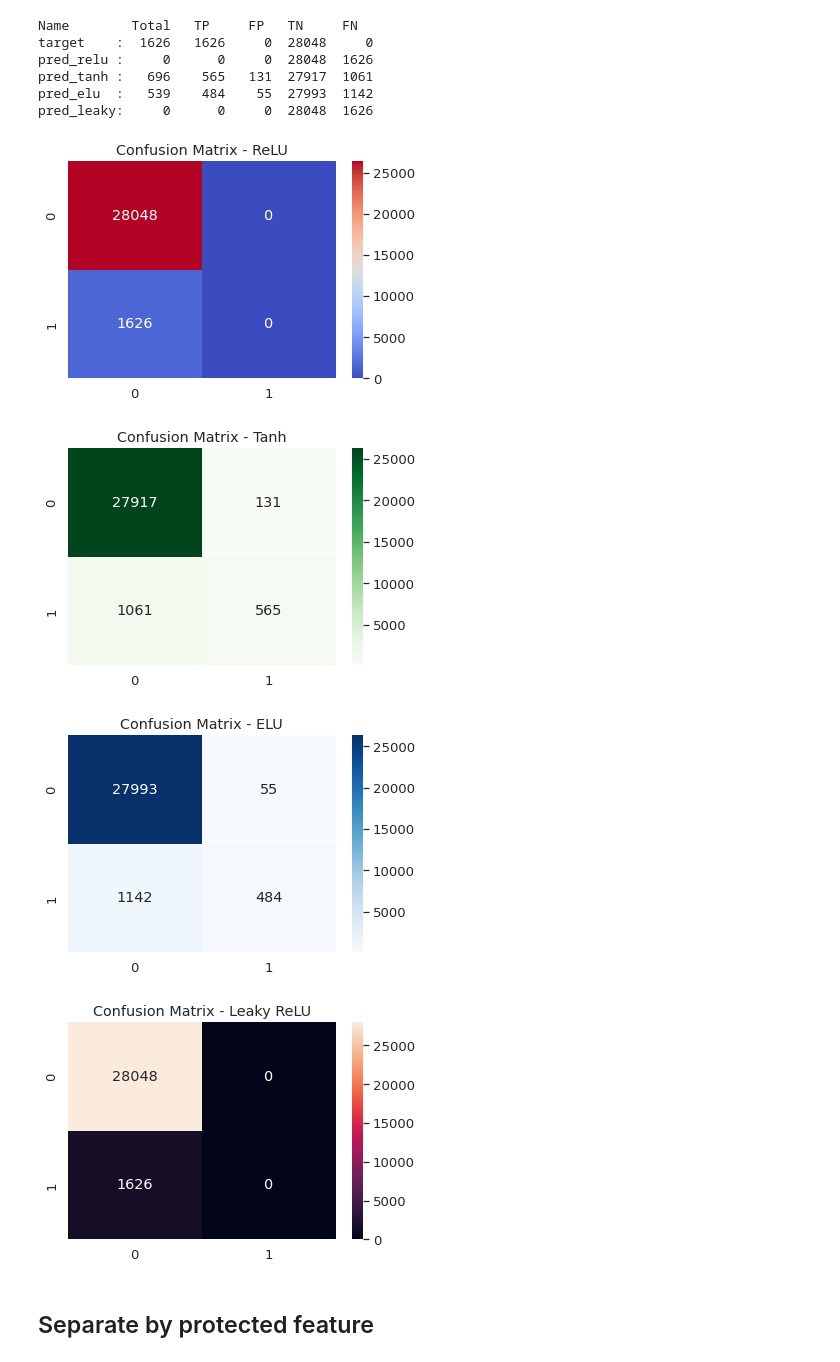
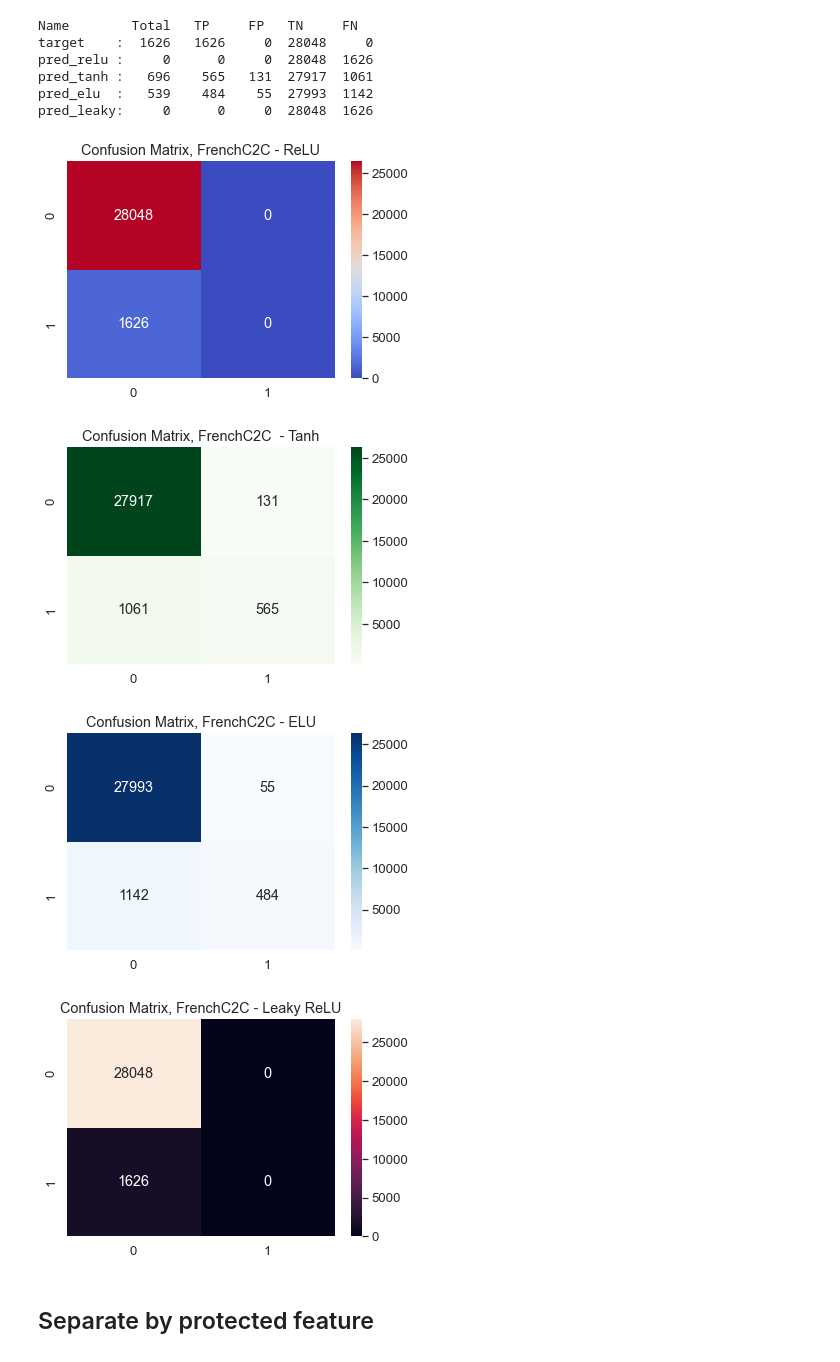
Before and after one commit to ollin23/bias, a Jupyter notebook: Analysis_mk2_french.ipynb, the cells around one changed output. Drawn from its saved outputs; the diff is of its cells as text; code cells hidden in the pictures.

```diff
--- a/Analysis_mk2_french.ipynb
+++ b/Analysis_mk2_french.ipynb
@@ -130,34 +130,34 @@ pred_leaky:     0      0     0  28048  1626
 cm_relu = confusion_matrix(data.target, data.pred_relu)
 sns.set(font_scale=1.2)
 sns.heatmap(cm_relu, annot=True, cmap="coolwarm", robust=True, fmt='g')
-plt.title("Confusion Matrix - ReLU")
+plt.title("Confusion Matrix, FrenchC2C - ReLU")
 plt.show()
 # %% [output]
-[figure, old version]
+[figure, new version]
 # %%
 cm_tanh = confusion_matrix(data.target, data.pred_tanh)
 sns.set(font_scale=1.2)
 sns.heatmap(cm_tanh, annot=True, cmap="Greens", robust=True, fmt='g')
-plt.title("Confusion Matrix - Tanh")
+plt.title("Confusion Matrix, FrenchC2C  - Tanh")
 plt.show()
 # %% [output]
-[figure, old version]
+[figure, new version]
 # %%
 cm_elu = confusion_matrix(data.target, data.pred_elu)
 sns.set(font_scale=1.2)
 sns.heatmap(cm_elu, annot=True, cmap="Blues", robust=True, fmt='g')
-plt.title("Confusion Matrix - ELU")
+plt.title("Confusion Matrix, FrenchC2C - ELU")
 plt.show()
 # %% [output]
-[figure, old version]
+[figure, new version]
 # %%
 cm_leaky = confusion_matrix(data.target, data.pred_leaky)
 sns.set(font_scale=1.2)
 sns.heatmap(cm_leaky, annot=True, fmt='g')
-plt.title("Confusion Matrix - Leaky ReLU")
+plt.title("Confusion Matrix, FrenchC2C - Leaky ReLU")
 plt.show()
 # %% [output]
-[figure, old version]
+[figure, new version]
 # %% [markdown]
 ## Separate by protected feature
 # %%
```
Also changed, not shown: parts of 38 cells of this notebook, 1 other file.
